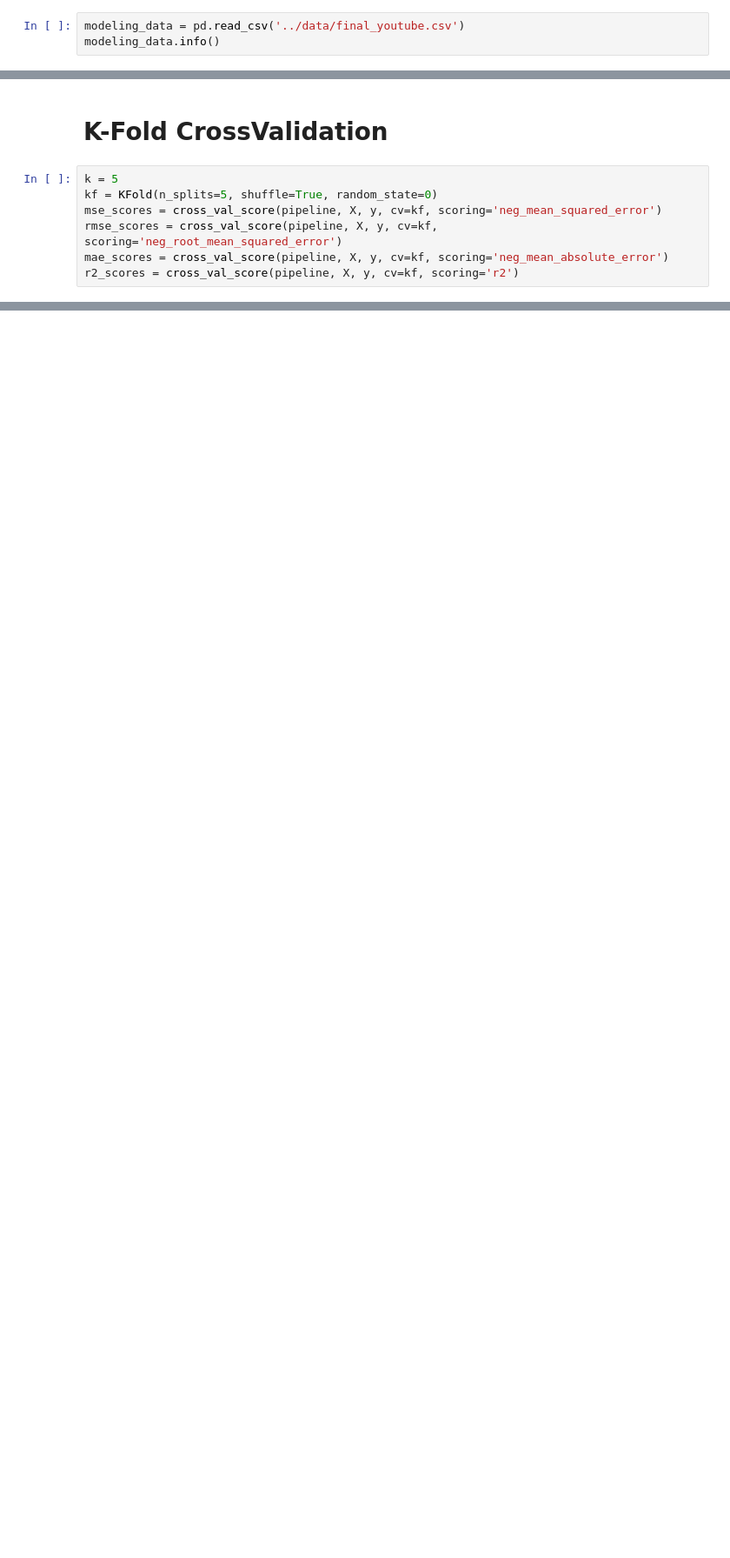
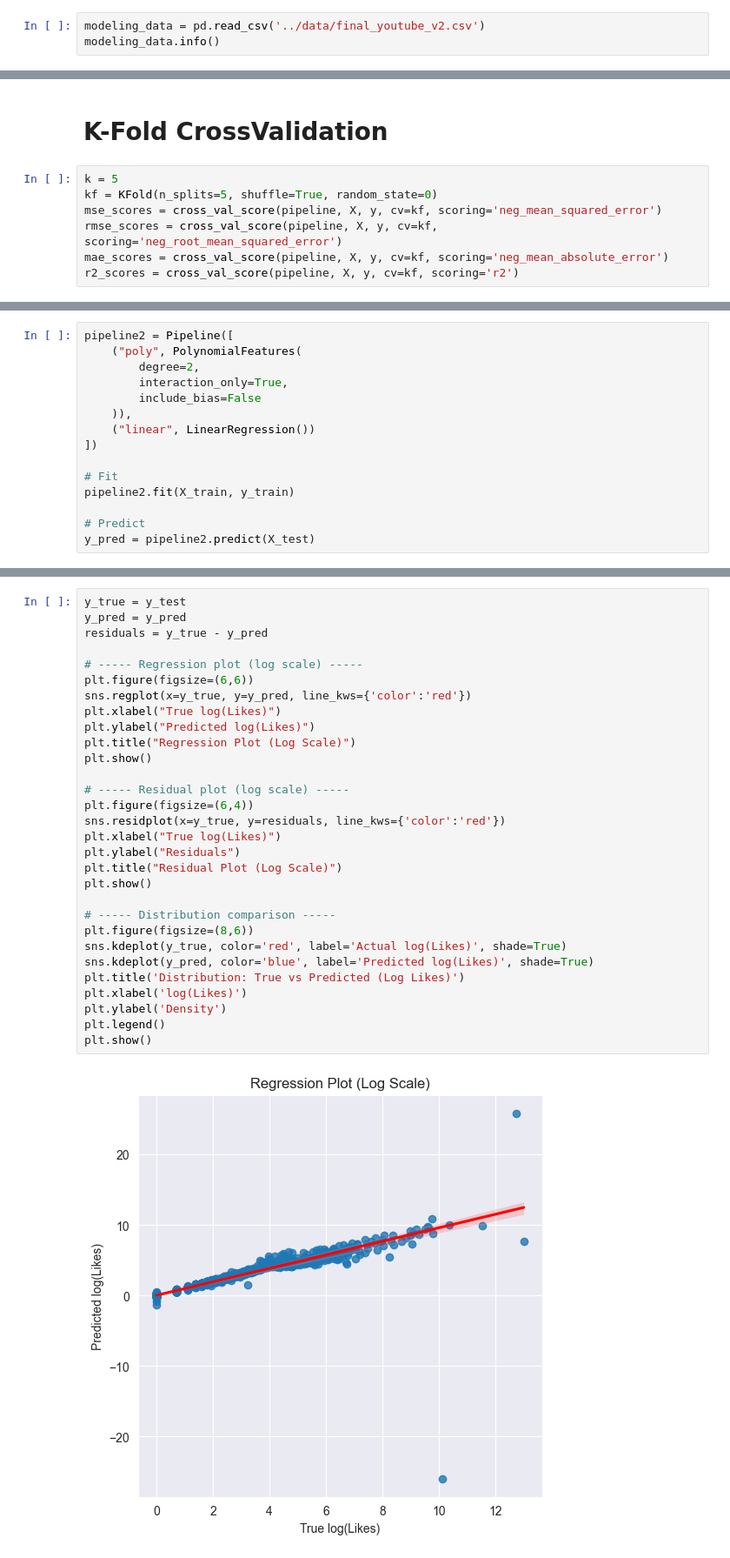
Before and after one commit to DangVanVy23521825/PTDLTQ-IE313, a Jupyter notebook: notebooks/4.0.LinearRegression_Modeling.ipynb, the cells around one changed output, grey strips where cells are left out. Shown: that part at 87% size. Drawn from its saved outputs; the diff is of its cells as text; blank space fills up the shorter version.

Commit message:
update LinearRegression

```diff
--- a/notebooks/4.0.LinearRegression_Modeling.ipynb
+++ b/notebooks/4.0.LinearRegression_Modeling.ipynb
@@ -13,7 +13,7 @@ from sklearn.model_selection import KFold
 from sklearn.model_selection import cross_val_score
 warnings.filterwarnings('ignore')
 # %%
-modeling_data = pd.read_csv('../data/final_youtube.csv')
+modeling_data = pd.read_csv('../data/final_youtube_v2.csv')
 modeling_data.info()
 # %% [output]
 <class 'pandas.core.frame.DataFrame'>
@@ -258,0 +276,15 @@ Average R2 across 5 folds: 0.74
+# %%
+pipeline2 = Pipeline([
+    ("poly", PolynomialFeatures(
+        degree=2,
+        interaction_only=True,
+        include_bias=False
+    )),
+    ("linear", LinearRegression())
+])
+
+# Fit
+pipeline2.fit(X_train, y_train)
+
+# Predict
+y_pred = pipeline2.predict(X_test)
@@ -258,0 +333,32 @@ Average R2 across 5 folds: 0.74
+# %%
+y_true = y_test
+y_pred = y_pred
+residuals = y_true - y_pred
+
+# ----- Regression plot (log scale) -----
+plt.figure(figsize=(6,6))
+sns.regplot(x=y_true, y=y_pred, line_kws={'color':'red'})
+plt.xlabel("True log(Likes)")
+plt.ylabel("Predicted log(Likes)")
+plt.title("Regression Plot (Log Scale)")
+plt.show()
+
+# ----- Residual plot (log scale) -----
+plt.figure(figsize=(6,4))
+sns.residplot(x=y_true, y=residuals, line_kws={'color':'red'})
+plt.xlabel("True log(Likes)")
+plt.ylabel("Residuals")
+plt.title("Residual Plot (Log Scale)")
+plt.show()
+
+# ----- Distribution comparison -----
+plt.figure(figsize=(8,6))
+sns.kdeplot(y_true, color='red', label='Actual log(Likes)', shade=True)
+sns.kdeplot(y_pred, color='blue', label='Predicted log(Likes)', shade=True)
+plt.title('Distribution: True vs Predicted (Log Likes)')
+plt.xlabel('log(Likes)')
+plt.ylabel('Density')
+plt.legend()
+plt.show()
+# %% [output]
+[figure, added]
```
Also changed, not shown: parts of 21 cells of this notebook.
